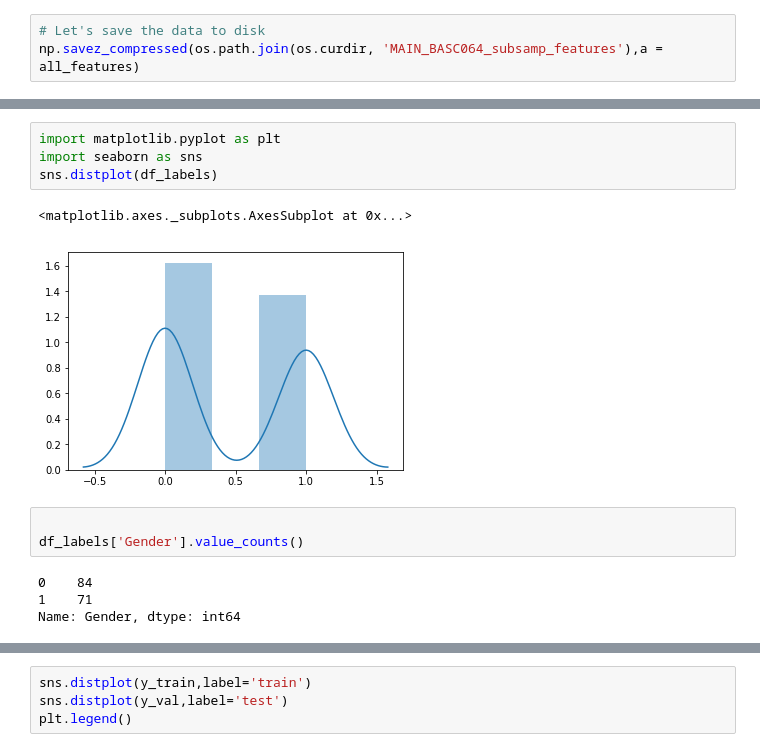
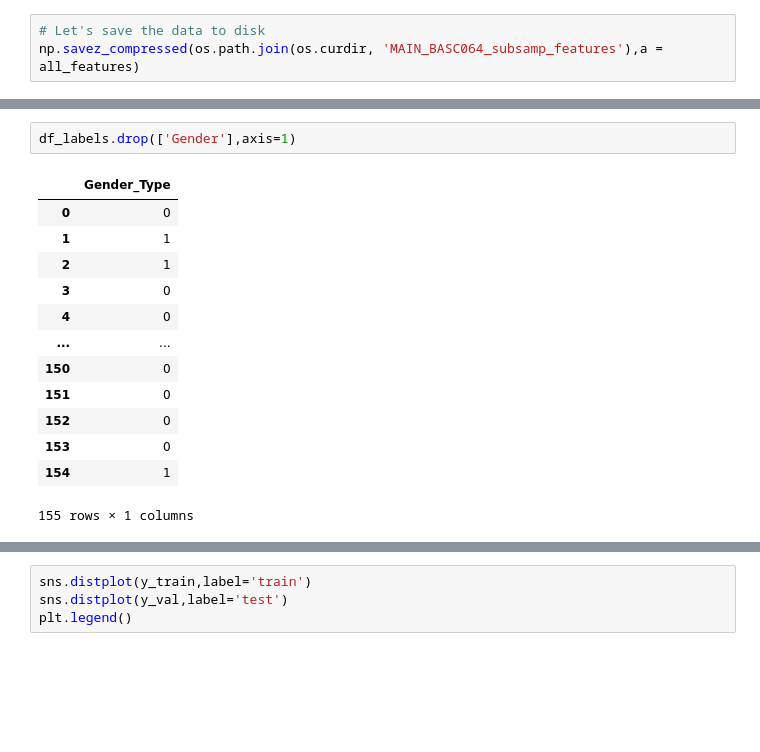
Before and after one commit to brainhack-school2020/tjays7_fmri, a Jupyter notebook: gender_fmri.ipynb, the cells around one changed output, grey strips where cells are left out. Saved outputs shown, nothing was run; the diff lists cells and outputs as text; blank space fills up the shorter version.

```diff
--- a/gender_fmri.ipynb
+++ b/gender_fmri.ipynb
@@ -217,14 +276,16 @@ df_labels.head()
-# %%
-import matplotlib.pyplot as plt
-import seaborn as sns
-sns.distplot(df_labels)
-# %% [output]
-<matplotlib.axes._subplots.AxesSubplot at 0x...>
-[figure, removed]
-# %%
-
-df_labels['Gender'].value_counts()
-# %% [output]
-0    84
-1    71
-Name: Gender, dtype: int64
+# %%
+df_labels.drop(['Gender'],axis=1)
+# %% [output]
+|  | Gender_Type |
+| 0 | 0 |
+| 1 | 1 |
+| 2 | 1 |
+| 3 | 0 |
+| 4 | 0 |
+| ... | ... |
+| 150 | 0 |
+| 151 | 0 |
+| 152 | 0 |
+| 153 | 0 |
+| 154 | 1 |
+155 rows × 1 columns
```
Also changed, not shown: parts of 39 cells of this notebook.
